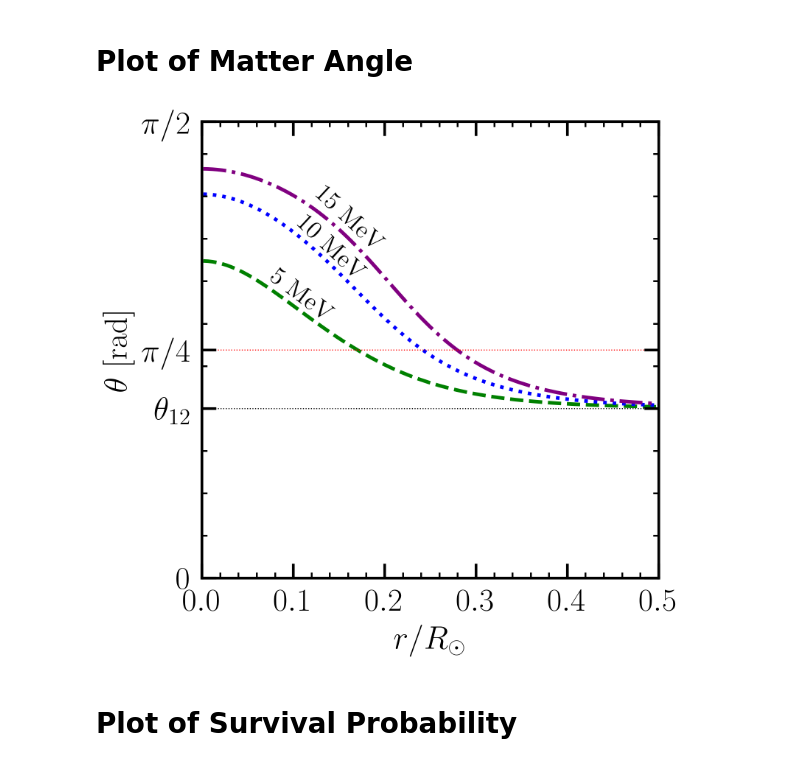
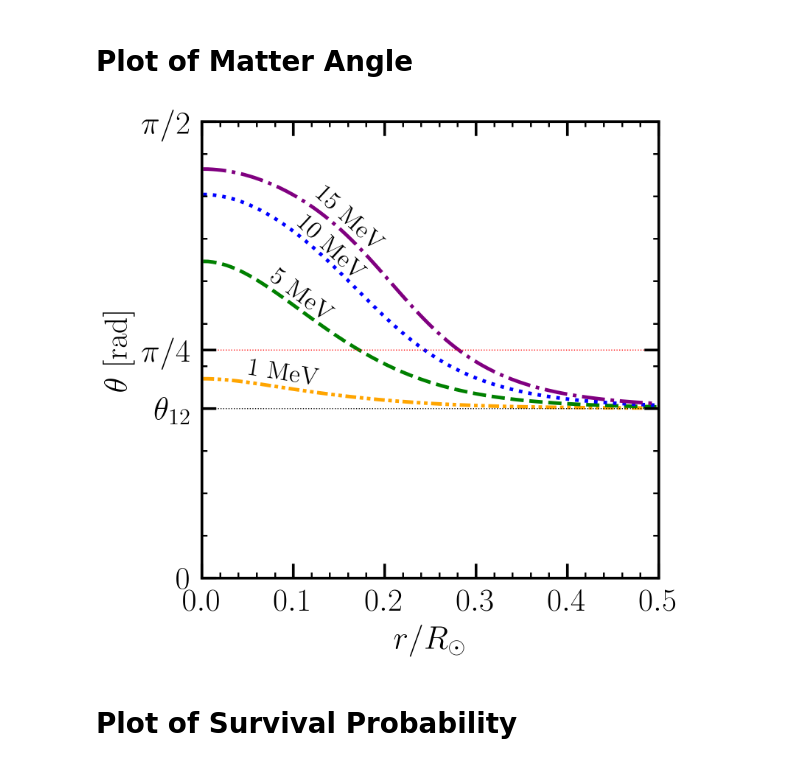
Before and after one commit to melanieAzaidel/solarLMAO, a Jupyter notebook: PlotFactory.ipynb, the cells around one changed output. Cells and saved outputs as stored; diff of their text form; code cells hidden in the pictures.

```diff
--- a/PlotFactory.ipynb
+++ b/PlotFactory.ipynb
@@ -157,7 +157,7 @@ plt.show()
 # %% [markdown]
 # Plot of Matter Angle
 # %%
-neutrino_energies = [5,10,15] #MeV
+neutrino_energies = [1,5,10,15] #MeV
 radii = np.linspace(np.min(sLMAO.SSM_r), 0.5, 100) #Fractions of the solar radius
 
 all_angles = []
@@ -168,32 +168,33 @@ for E_nu in neutrino_energies:
     all_angles.append(angles)
 # %%
 fig, ax = plt.subplots(1, 1, figsize=(figsize, figsize),dpi=dpi)
-styles=['dashed','dotted','dashdot']
-colors=['green','blue','purple']
-labels=['5 MeV','10 MeV','15 MeV']
+styles=[(0, (3, 1, 1, 1, 1, 1)),'dashed','dotted','dashdot']
+colors=['orange','green','blue','purple']
+labels=['1 MeV','5 MeV','10 MeV','15 MeV']
 
 for i,thing in enumerate(all_angles):
     ax.plot(radii, thing,lw=2,ls=styles[i],color=colors[i])
 
 ax.hlines((sLMAO.theta_12.to('rad')).value,0,0.5,color='black',ls='dotted')
 ax.hlines(np.pi/4,0,0.5,color='red',ls='dotted')
 ax.set_xlim(0,0.5)
 ax.set_ylim(0,np.pi/2)
 ax.set_yticks([0,(sLMAO.theta_12.to('rad')).value,np.pi/4,np.pi/2],[r'0',r'$\theta_{12}$',r'$\pi/4$',r'$\pi/2$'])
 ax.set_xticks([0.0,0.1,0.2,0.3,0.4,0.5])
 ax.tick_params(axis='both', pad=6)
 ax.set_xlabel(r'$r/R_\odot$')
 ax.set_ylabel(r'$\theta$ [rad]')
+ax.text(0.05,0.66,'1 MeV',fontsize=14,rotation=-9)
 ax.text(0.07,0.88,'5 MeV',fontsize=14,rotation=-37)
 ax.text(0.1,1.02,'10 MeV',fontsize=14,rotation=-43)
 ax.text(0.12,1.12,'15 MeV',fontsize=14,rotation=-43)
 
 plt.tight_layout()
 ax.set_box_aspect(1)
 fig.savefig('figures/matterAngle.pdf')
 plt.show()
 # %% [output]
-[figure, old version]
+[figure, new version]
 # %% [markdown]
 # Plot of Survival Probability
 # %%
```
Also changed, not shown: parts of 9 cells of this notebook, 15 other files.
